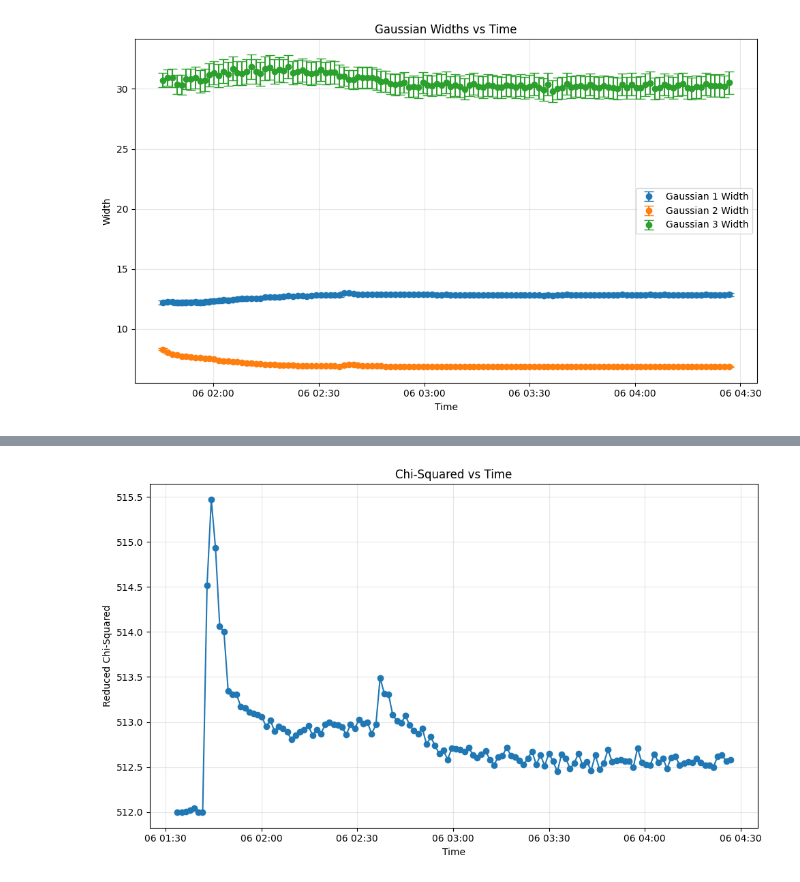
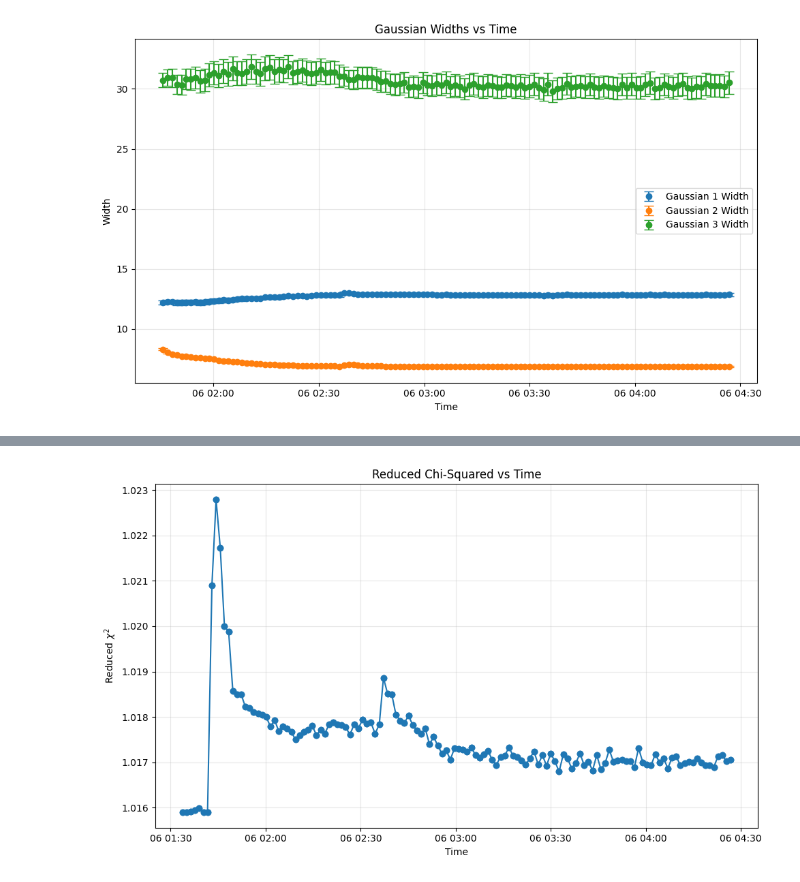
Before and after one commit to evan-toon/DNP, a Jupyter notebook: 3Gaussian_Vary_Freely.ipynb, the cells around one changed output, grey strips where cells are left out. Drawn from its saved outputs; the diff is of its cells as text; code cells hidden in the pictures.

```diff
--- a/3Gaussian_Vary_Freely.ipynb
+++ b/3Gaussian_Vary_Freely.ipynb
@@ -111,11 +111,16 @@ interactive(children=(IntSlider(value=9, description='Row Index:', max=131, min=
 # %%
+# Setting upper and lower bounds to the fit
 lowbound = (-np.inf, -np.inf, 0, -np.inf, -np.inf, 0, -np.inf, -np.inf, 0)
 upbound = (np.inf, np.inf, np.inf, np.inf, np.inf, np.inf, np.inf, np.inf, np.inf,)
 
+# Calculating degrees of freedom for the reduced chi2
+num_observations = len(signal_array)
+num_parameters = len(popt)
+dof = num_observations - num_parameters
 
+#  Curve Fitting!
 for i in range(len(df)):
 
-    # ...
     signal_array = df.iloc[i]['rescurve']
     x_data = np.arange(len(signal_array))
 
@@ -139,6 +144,7 @@ for i in range(len(df)):
 
         chi2 = np.sum((residuals / sigma) ** 2)
 
+        reduced_chi2 = chi2 / dof
 
         fit_results.append({
             'index': i,
@@ -146,7 +152,11 @@ for i in range(len(df)):
             'pol': df.iloc[i]['pol'],
             'params': popt,
             'errors': perr,
-            'chi2': chi2
+            'chi2': chi2,
+            'reduced_chi2': reduced_chi2
     })
     except RuntimeError:
         continue
+
+# Convert fit results to DataFrame
+fit_df = pd.DataFrame(fit_results)
@@ -412,11 +407,16 @@ print(fit_df[['time', 'chi2']])
-# %%
-plt.figure(figsize=(10, 6))
-plt.plot(fit_df['time'], fit_df['chi2'], 'o-')
-plt.xlabel("Time")
-plt.ylabel("Reduced Chi-Squared")
-plt.title("Chi-Squared vs Time")
-plt.grid(True, alpha=0.3)
-plt.tight_layout()
-plt.show()
-# %% [output]
-[figure, removed]
+# %%
+# Sort by time to ensure clean plot
+fit_df = fit_df.sort_values(by='time')
+
+# Plot
+plt.figure(figsize=(10, 6))
+plt.plot(fit_df['time'], fit_df['reduced_chi2'], 'o-', color='tab:blue')
+
+plt.xlabel("Time")
+plt.ylabel("Reduced $\chi^2$")
+plt.title("Reduced Chi-Squared vs Time")
+plt.grid(True, alpha=0.3)
+plt.tight_layout()
+plt.show()
+# %% [output]
+[figure, added]
```
Also changed, not shown: parts of 5 cells of this notebook.
